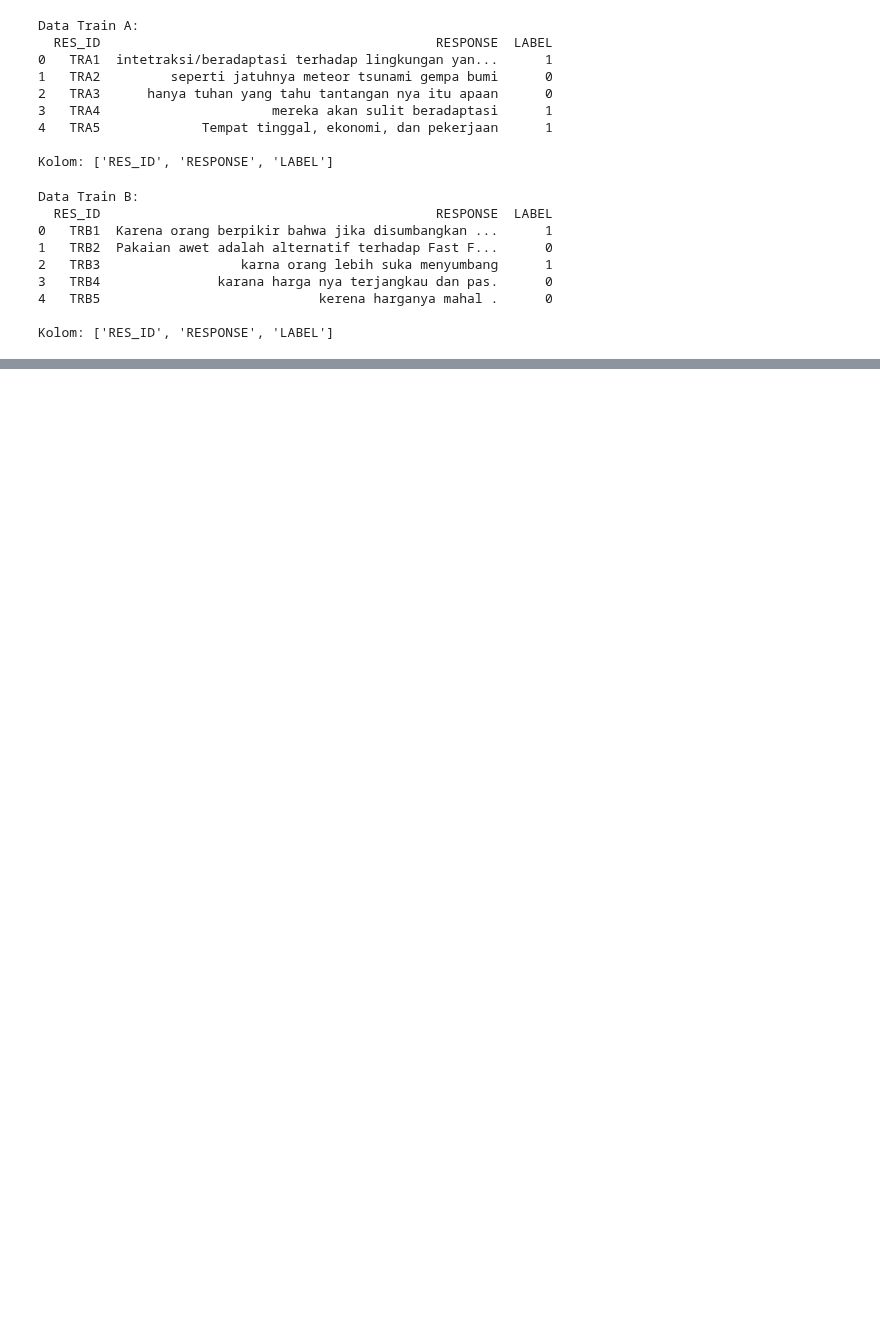
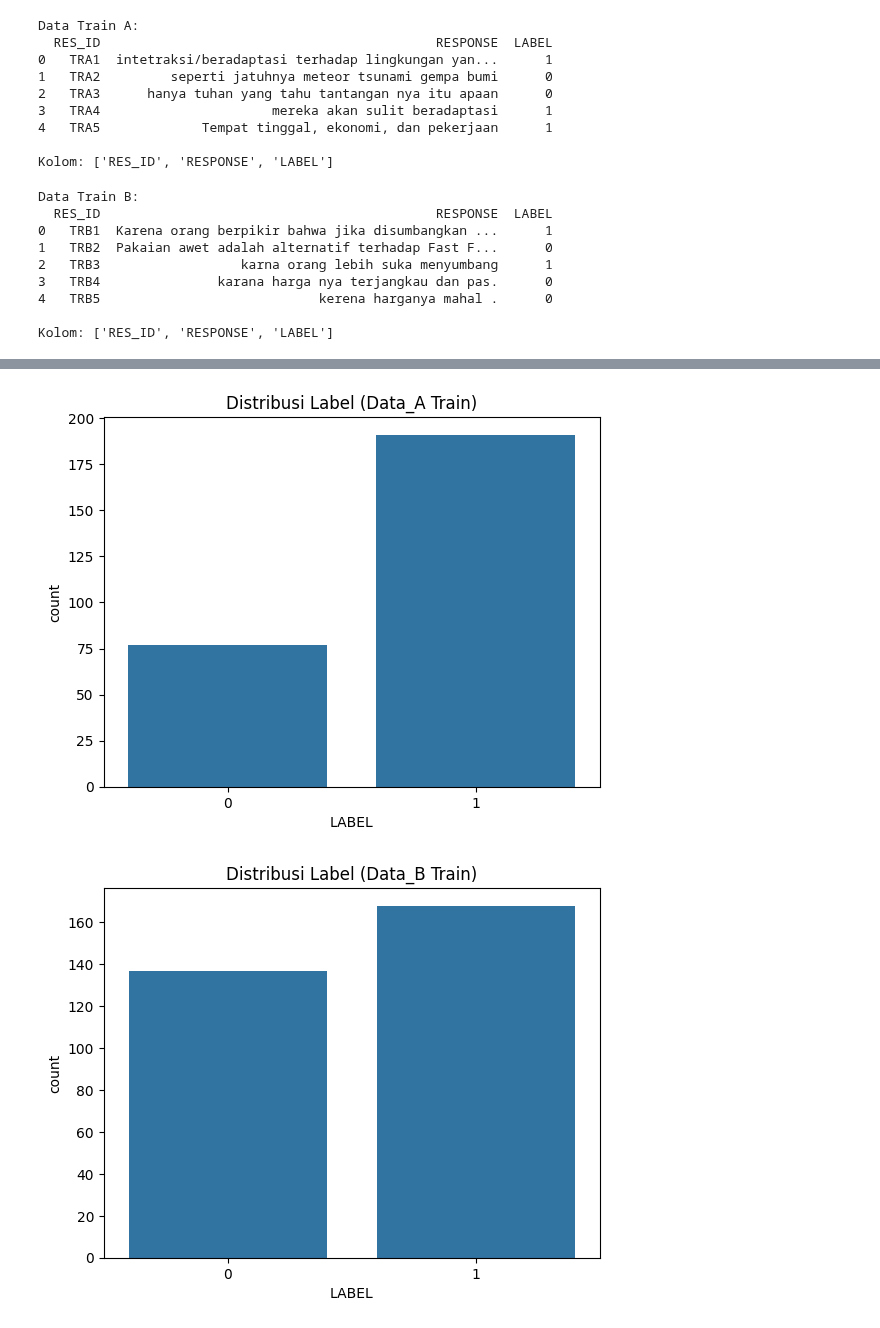
Before and after one commit to Vall-Here/nlp-essay-scoring-sentence-bert-project, a Jupyter notebook: Main/Main.ipynb, the cells around one changed output, grey strips where cells are left out. Saved outputs shown, nothing was run; the diff lists cells and outputs as text; code cells hidden in the pictures; blank space fills up the shorter version.

```diff
--- a/Main/Main.ipynb
+++ b/Main/Main.ipynb
@@ -50,0 +78,11 @@ stimulus_b = ["Sebuah toko baju berkonsep self-service menawarkan promosi dua bu
+# %%
+sns.countplot(x='LABEL', data=train_a)
+plt.title('Distribusi Label (Data_A Train)')
+plt.show()
+
+sns.countplot(x='LABEL', data=train_b)
+plt.title('Distribusi Label (Data_B Train)')
+plt.show()
+# %% [output]
+[figure, added]
+[figure, added]
```
Also changed, not shown: parts of 4 cells of this notebook, 1 other file.
